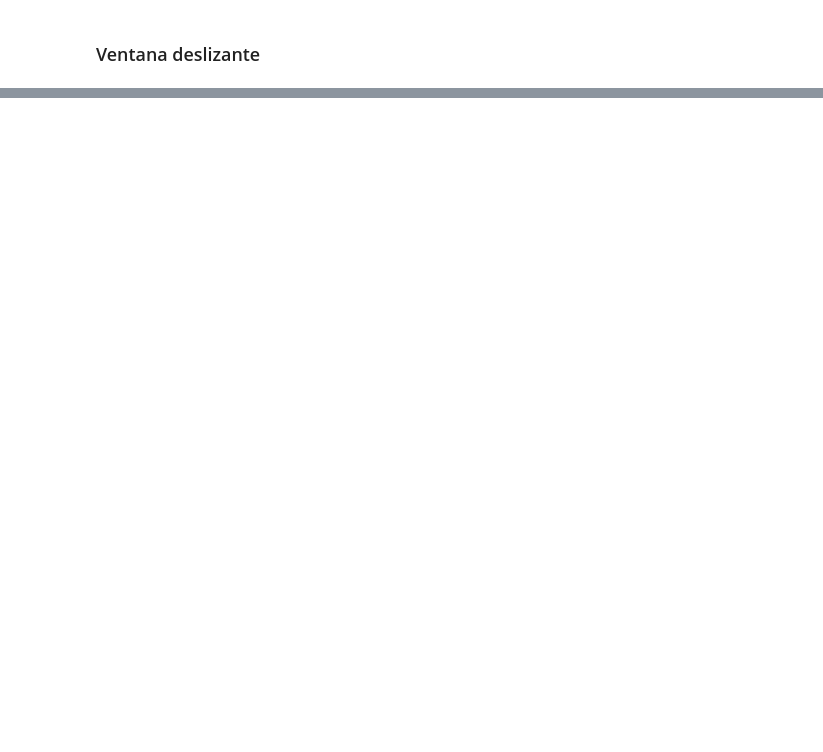
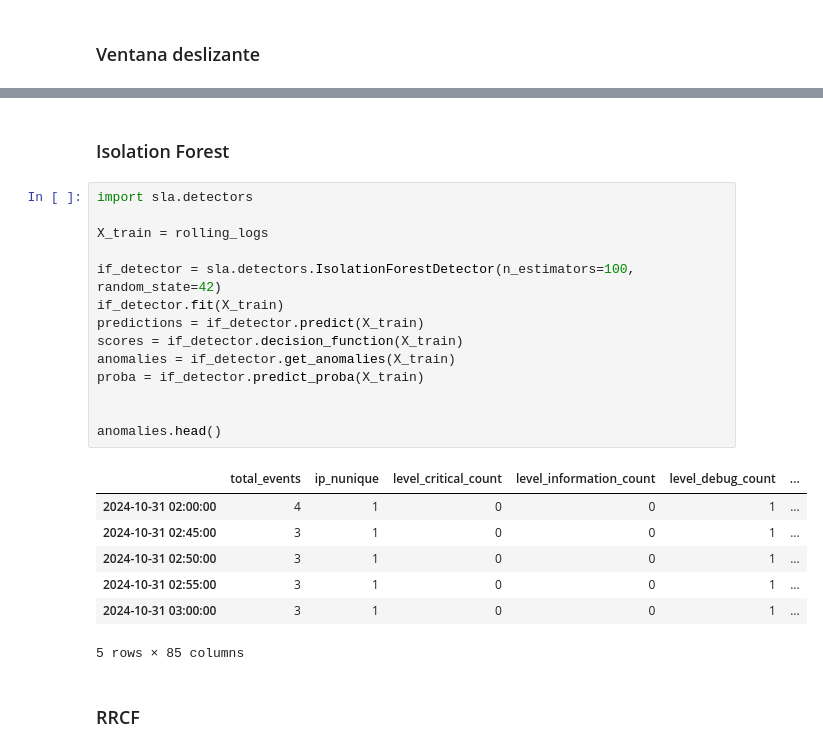
Before and after one commit to Estrategia-e-innovacion-de-TI/SLA-Analisis-logs-python, a Jupyter notebook: sla/docs/notebooks/quickstart.ipynb, the cells around one changed output, grey strips where cells are left out. Drawn from its saved outputs; the diff is of its cells as text; blank space fills up the shorter version.

```diff
--- a/sla/docs/notebooks/quickstart.ipynb
+++ b/sla/docs/notebooks/quickstart.ipynb
@@ -70,3 +70,29 @@ rolling_logs.head()
 | 2024-10-31 02:15:00 | 4 | 1 | 0 | 0 | 2 | ... |
 | 2024-10-31 02:20:00 | 3 | 1 | 0 | 0 | 1 | ... |
 5 rows × 85 columns
+# %% [markdown]
+### Isolation Forest
+# %%
+import sla.detectors
+
+X_train = rolling_logs
+
+if_detector = sla.detectors.IsolationForestDetector(n_estimators=100, random_state=42)
+if_detector.fit(X_train)
+predictions = if_detector.predict(X_train)
+scores = if_detector.decision_function(X_train)
+anomalies = if_detector.get_anomalies(X_train)
+proba = if_detector.predict_proba(X_train)
+
+
+anomalies.head()
+# %% [output]
+|  | total_events | ip_nunique | level_critical_count | level_information_count | level_debug_count | ... |
+| 2024-10-31 02:00:00 | 4 | 1 | 0 | 0 | 1 | ... |
+| 2024-10-31 02:45:00 | 3 | 1 | 0 | 0 | 1 | ... |
+| 2024-10-31 02:50:00 | 3 | 1 | 0 | 0 | 1 | ... |
+| 2024-10-31 02:55:00 | 3 | 1 | 0 | 0 | 1 | ... |
+| 2024-10-31 03:00:00 | 3 | 1 | 0 | 0 | 1 | ... |
+5 rows × 85 columns
+# %% [markdown]
+### RRCF
```
Also changed, not shown: parts of 3 cells of this notebook.
